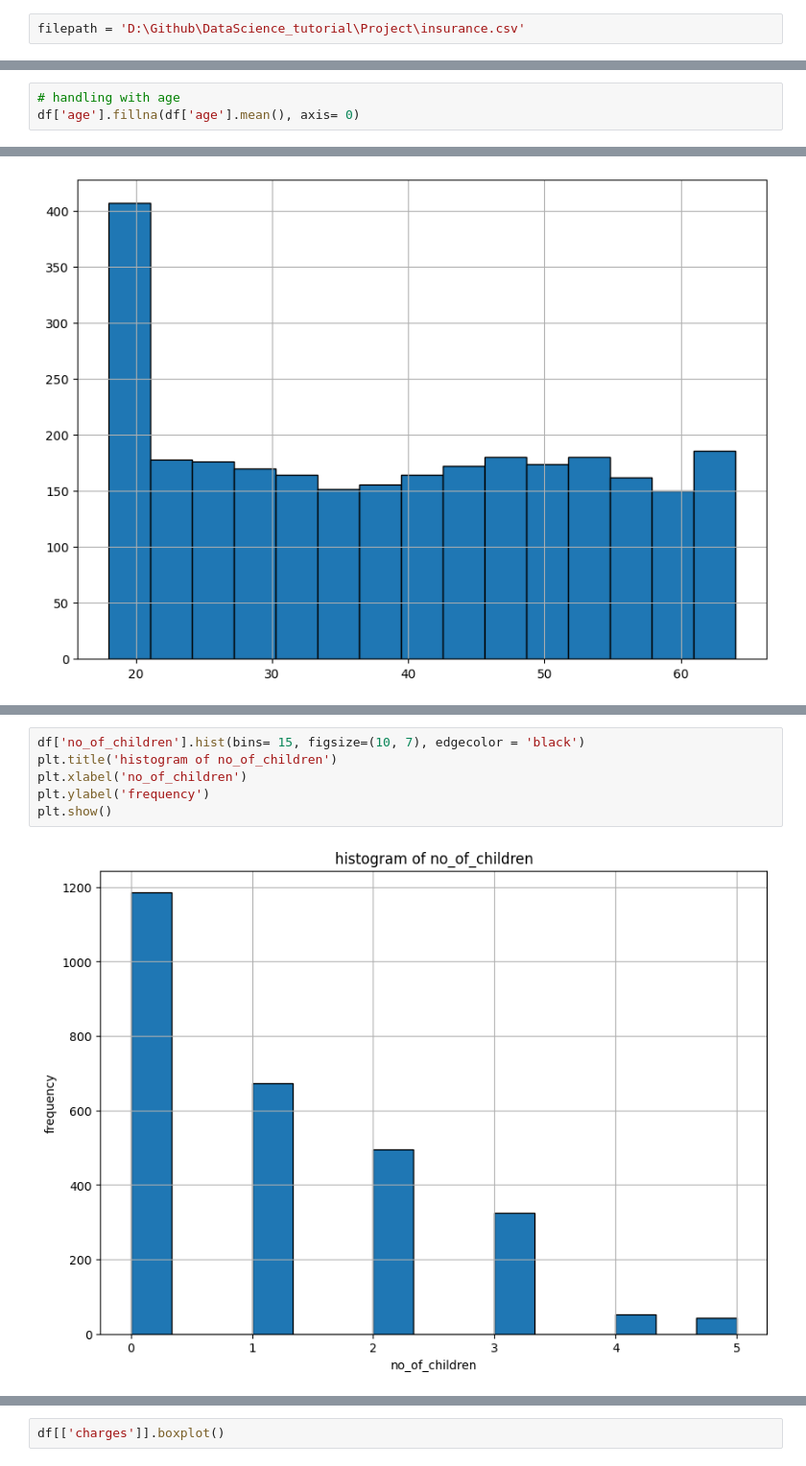
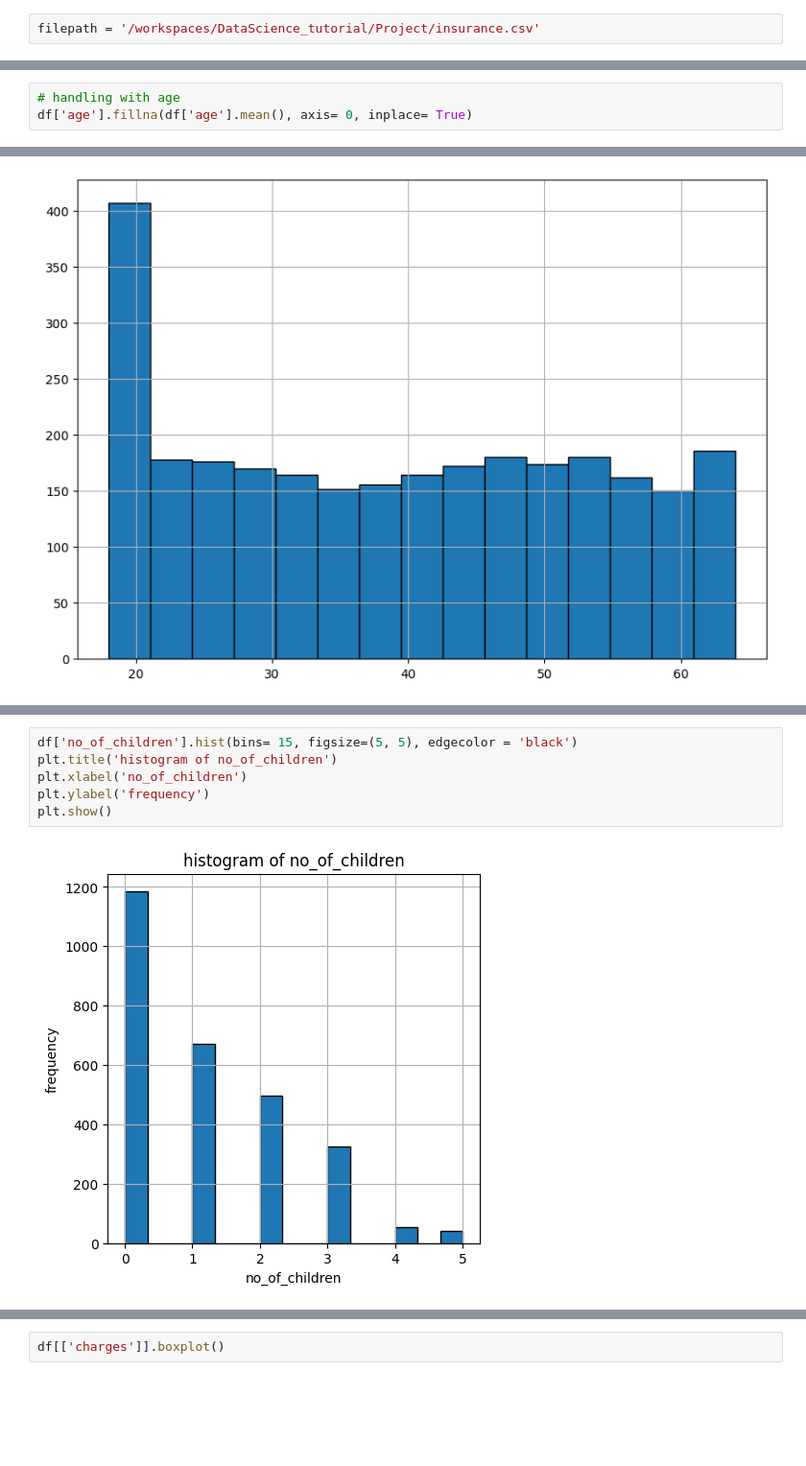
Before and after one commit to ghatanisuresh/DataScience_tutorial, a Jupyter notebook: Project/Medical_Insurance_Price_Prediction.ipynb, the cells around one changed output, grey strips where cells are left out. Shown at 96% size. Drawn from its saved outputs; the diff is of its cells as text; blank space fills up the shorter version.

```diff
--- a/Project/Medical_Insurance_Price_Prediction.ipynb
+++ b/Project/Medical_Insurance_Price_Prediction.ipynb
@@ -52,7 +52,7 @@ import seaborn as sns
 # %% [markdown]
 ### Import Dataset
 # %%
-filepath = 'D:\Github\DataScience_tutorial\Project\insurance.csv'
+filepath = '/workspaces/DataScience_tutorial/Project/insurance.csv'
 # %%
 df = pd.read_csv(filepath)
 df.head()
@@ -243,5 +243,5 @@ Null values can be deal as below method:
 * replace missing values with the most frquent value for **categorical values**
 # %%
 # handling with age
-df['age'].fillna(df['age'].mean(), axis= 0)
+df['age'].fillna(df['age'].mean(), axis= 0, inplace= True)
 # %% [output]
@@ -426,8 +438,8 @@ plt.show()
 # %%
-df['no_of_children'].hist(bins= 15, figsize=(10, 7), edgecolor = 'black')
+df['no_of_children'].hist(bins= 15, figsize=(5, 5), edgecolor = 'black')
 plt.title('histogram of no_of_children')
 plt.xlabel('no_of_children')
 plt.ylabel('frequency')
 plt.show()
 # %% [output]
-[figure, old version]
+[figure, new version]
```
Also changed, not shown: parts of 30 cells of this notebook.
